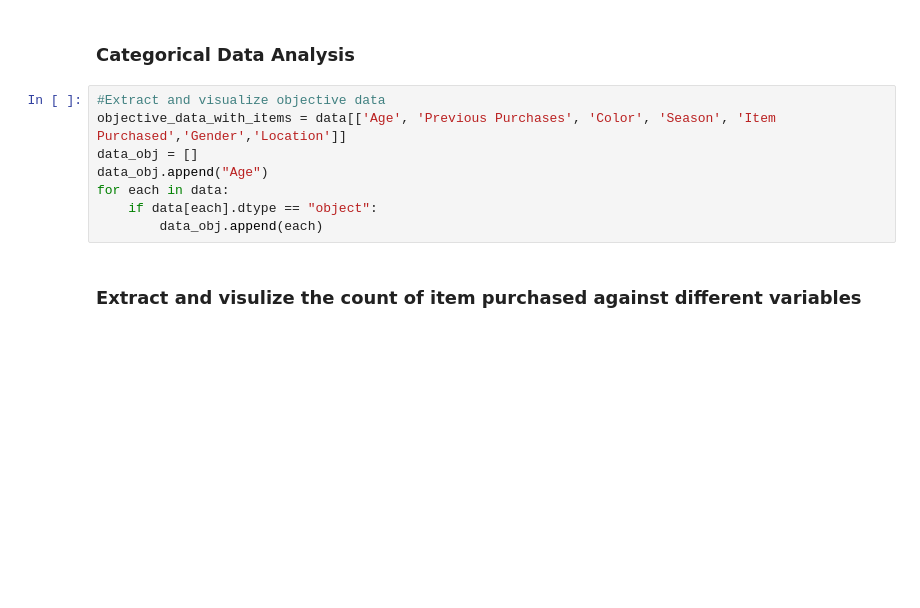
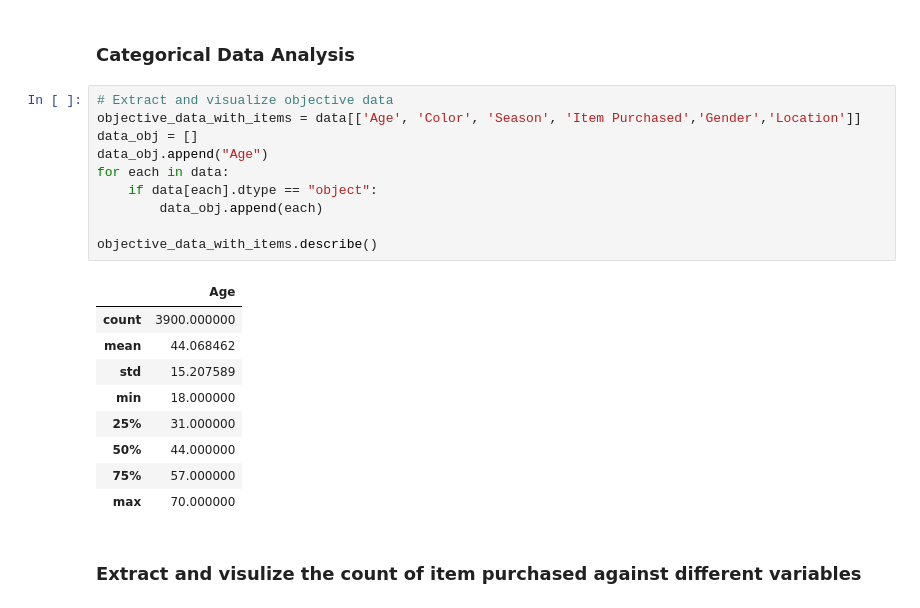
Before and after one commit to mendax1234/SC1015-Project-Customer-Shopping-Trends, a Jupyter notebook: Data-Extraction-and-Analysis.ipynb, the cells around one changed output. Saved outputs shown, nothing was run; the diff lists cells and outputs as text; blank space fills up the shorter version.

Commit message:
Update Data-Extraction-and-Analysis notebook files

```diff
--- a/Data-Extraction-and-Analysis.ipynb
+++ b/Data-Extraction-and-Analysis.ipynb
@@ -251,13 +251,25 @@ From the heatmap, we get the following insightful information:
 # %% [markdown]
 ### Categorical Data Analysis
 # %%
-#Extract and visualize objective data
-objective_data_with_items = data[['Age', 'Previous Purchases', 'Color', 'Season', 'Item Purchased','Gender','Location']]
+# Extract and visualize objective data
+objective_data_with_items = data[['Age', 'Color', 'Season', 'Item Purchased','Gender','Location']]
 data_obj = []
 data_obj.append("Age")
 for each in data:
     if data[each].dtype == "object":
         data_obj.append(each)
+
+objective_data_with_items.describe()
+# %% [output]
+|  | Age |
+| count | 3900.000000 |
+| mean | 44.068462 |
+| std | 15.207589 |
+| min | 18.000000 |
+| 25% | 31.000000 |
+| 50% | 44.000000 |
+| 75% | 57.000000 |
+| max | 70.000000 |
 # %% [markdown]
 ### Extract and visulize the count of item purchased against different variables
 # %% [markdown]
```
Also changed, not shown: parts of 4 cells of this notebook.
